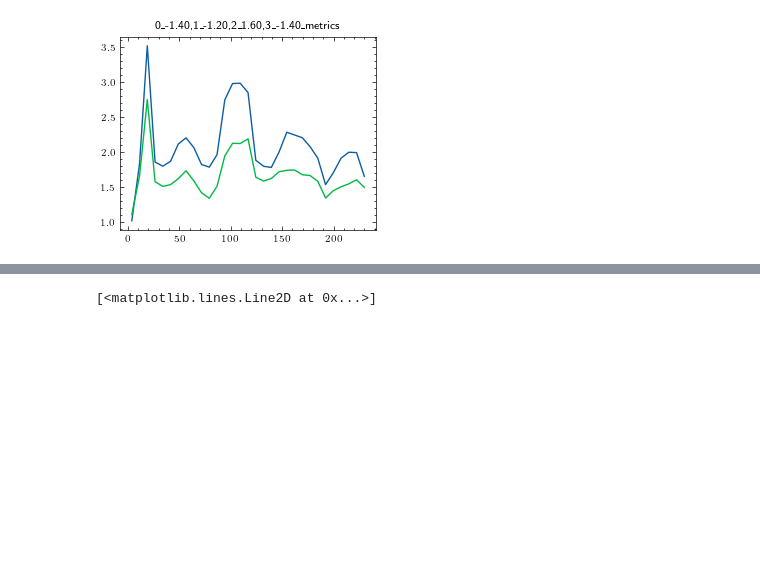
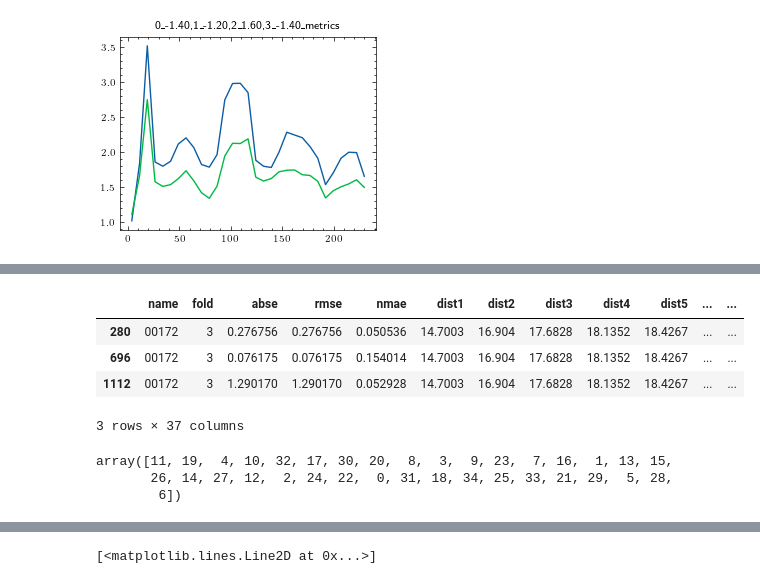
Before and after one commit to scarpma/aorta_lib, a Jupyter notebook: examples/test.ipynb, the cells around one changed output, grey strips where cells are left out. Drawn from its saved outputs; the diff is of its cells as text; code cells hidden in the pictures; blank space fills up the shorter version.

```diff
--- a/examples/test.ipynb
+++ b/examples/test.ipynb
@@ -289,0 +318,14 @@ for i in range(-1,-10,-1):
+# %%
+df[df['name']==meshes_dist3['med'][20]]
+# %% [output]
+|  | name | fold | abse | rmse | nmae | dist1 | dist2 | dist3 | dist4 | dist5 | ... | ... |
+| 280 | 00172 | 3 | 0.276756 | 0.276756 | 0.050536 | 14.7003 | 16.904 | 17.6828 | 18.1352 | 18.4267 | ... | ... |
+| 696 | 00172 | 3 | 0.076175 | 0.076175 | 0.154014 | 14.7003 | 16.904 | 17.6828 | 18.1352 | 18.4267 | ... | ... |
+| 1112 | 00172 | 3 | 1.290170 | 1.290170 | 0.052928 | 14.7003 | 16.904 | 17.6828 | 18.1352 | 18.4267 | ... | ... |
+3 rows × 37 columns
+# %%
+np.argsort([df[df['name'] == meshes_dist3['high'][i]]['nmae'].iloc[0] for i in range(len(meshes_dist3['high']))])
+# %% [output]
+array([11, 19,  4, 10, 32, 17, 30, 20,  8,  3,  9, 23,  7, 16,  1, 13, 15,
+       26, 14, 27, 12,  2, 24, 22,  0, 31, 18, 34, 25, 33, 21, 29,  5, 28,
+        6])
```
Also changed, not shown: parts of 11 cells of this notebook, 2 other files.
